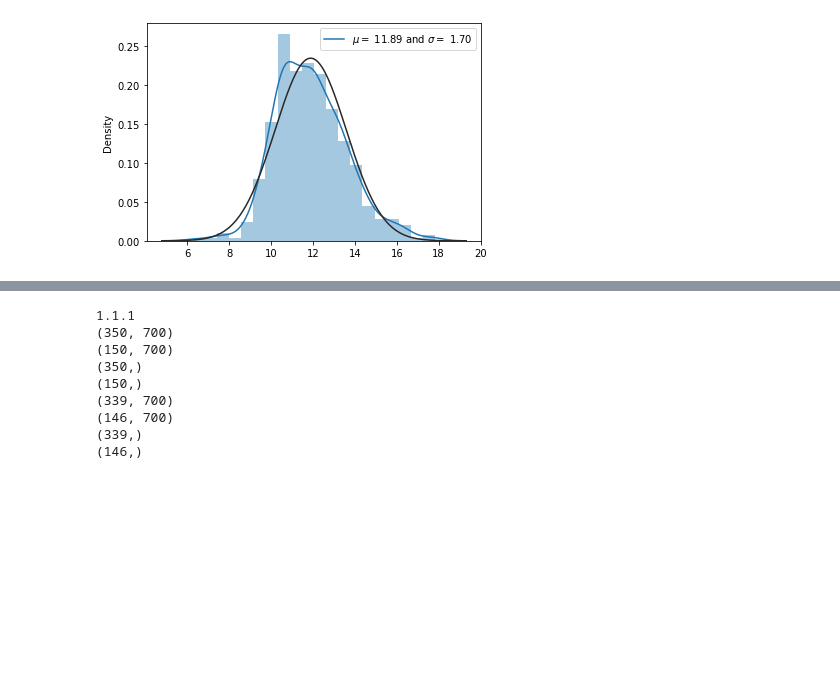
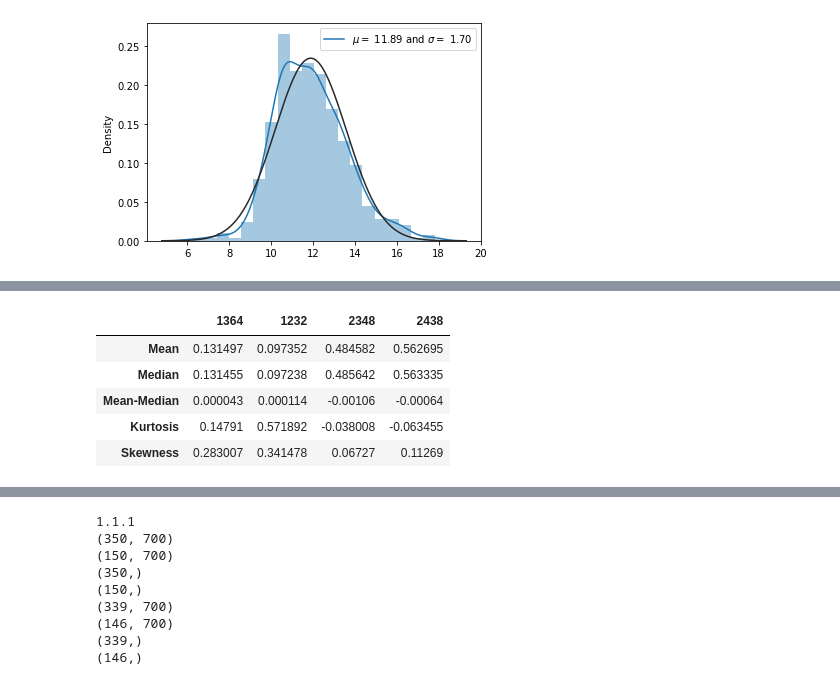
Before and after one commit to priolastro/data-challenge, a Jupyter notebook: main.ipynb, the cells around one changed output, grey strips where cells are left out. Cells and saved outputs as stored; diff of their text form; code cells hidden in the pictures; blank space fills up the shorter version.

```diff
--- a/main.ipynb
+++ b/main.ipynb
@@ -78,17 +86,25 @@ z_scores = zscore(CAL500)
 filtered_entries = (np.abs(z_scores) < 3).all(axis=1)
 CAL500_no_ol = CAL500[filtered_entries]
 # %%
+# statistic of data w/o outliers
 distribution_data_no_ol = pd.DataFrame(columns=CAL500_no_ol.keys())
 for i in CAL500_no_ol.keys():
     distribution_data_no_ol.at['Mean', i] = CAL500_no_ol[i].mean()
     distribution_data_no_ol.at['Median', i] = CAL500_no_ol[i].median()
     distribution_data_no_ol.at['Mean-Median', i] = CAL500_no_ol[i].mean()-CAL500_no_ol[i].median()
     distribution_data_no_ol.at['Kurtosis', i] = CAL500_no_ol[i].kurtosis() #using fisher definition
     distribution_data_no_ol.at['Skewness', i] = CAL500_no_ol[i].skew()
     # cor_no_ol = CAL500_no_ol.corr(method='pearson')-CAL500_no_ol.corr(method='spearman')
 
 distribution_data_no_ol.sample(n=4, axis=1)
-distribution_data_no_ol.to_latex(os.path.join(save_to_path,'distribution_tab_4_random_no_ol.tex'))
+# distribution_data_no_ol.to_latex(os.path.join(save_to_path,'distribution_tab_4_random_no_ol.tex'))
+# %% [output]
+|  | 1364 | 1232 | 2348 | 2438 |
+| Mean | 0.131497 | 0.097352 | 0.484582 | 0.562695 |
+| Median | 0.131455 | 0.097238 | 0.485642 | 0.563335 |
+| Mean-Median | 0.000043 | 0.000114 | -0.00106 | -0.00064 |
+| Kurtosis | 0.14791 | 0.571892 | -0.038008 | -0.063455 |
+| Skewness | 0.283007 | 0.341478 | 0.06727 | 0.11269 |
 # %%
 # graphic comparision of statistic with and without outliers
 fig, axes = plt.subplots(3, 1, sharex=True)
```
Also changed, not shown: parts of 14 cells of this notebook, 1 other file.
